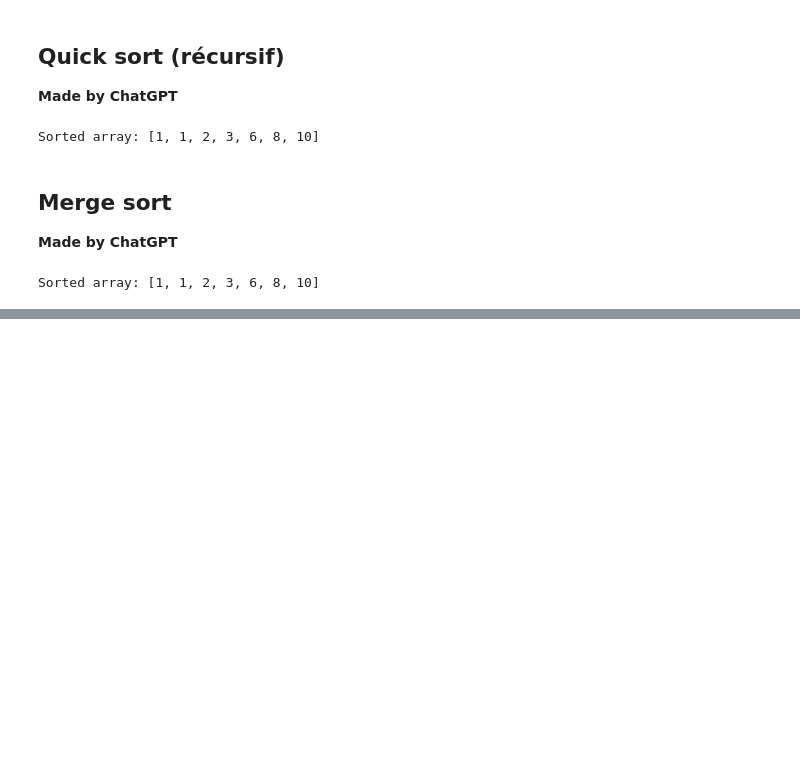
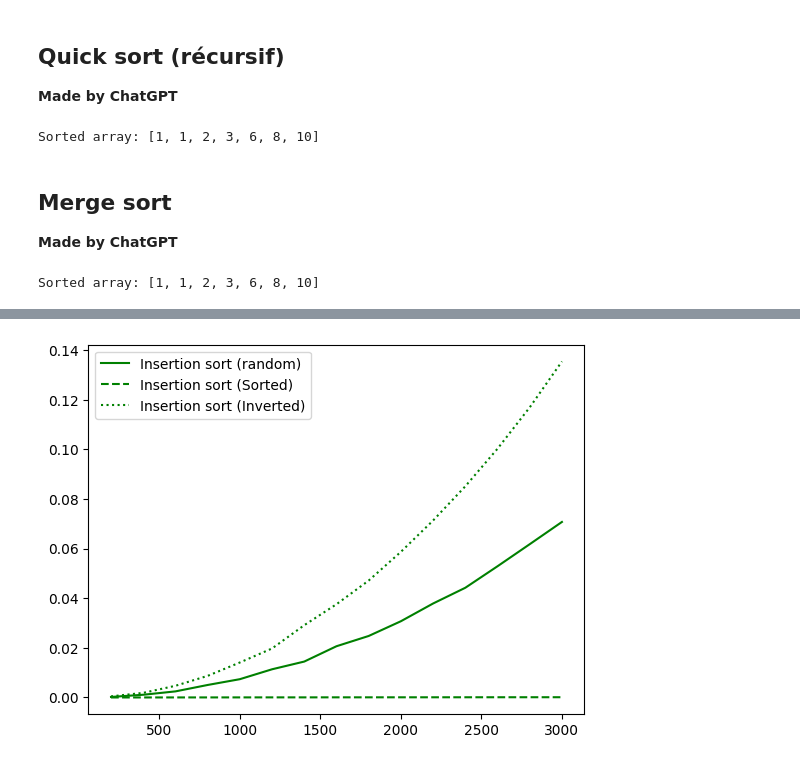
Before and after one commit to zshelali/projet-it4-complexity, a Jupyter notebook: TP - 2023 - Time Complexity sorting algorithms.ipynb, the cells around one changed output, grey strips where cells are left out. Drawn from its saved outputs; the diff is of its cells as text; code cells hidden in the pictures; blank space fills up the shorter version.

```diff
--- a/TP - 2023 - Time Complexity sorting algorithms.ipynb
+++ b/TP - 2023 - Time Complexity sorting algorithms.ipynb
@@ -341,0 +344,4 @@ executerTri(bubble_sort,'r','Bubble sort')
+# %%
+executerTri(insertion_sort, 'g', 'Insertion sort')
+# %% [output]
+[figure, added]
```
Also changed, not shown: parts of 13 cells of this notebook.
